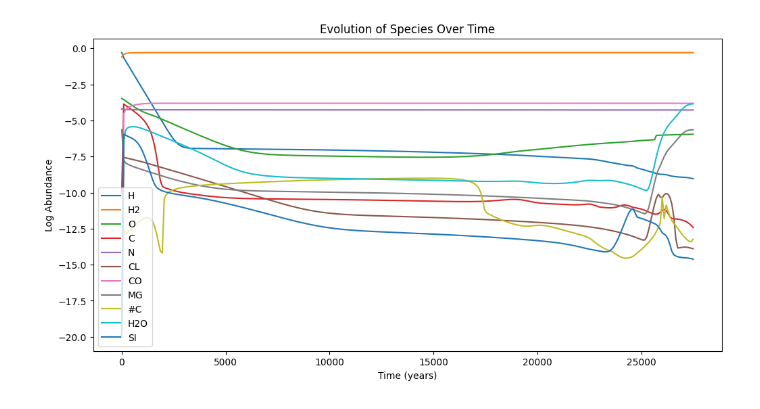
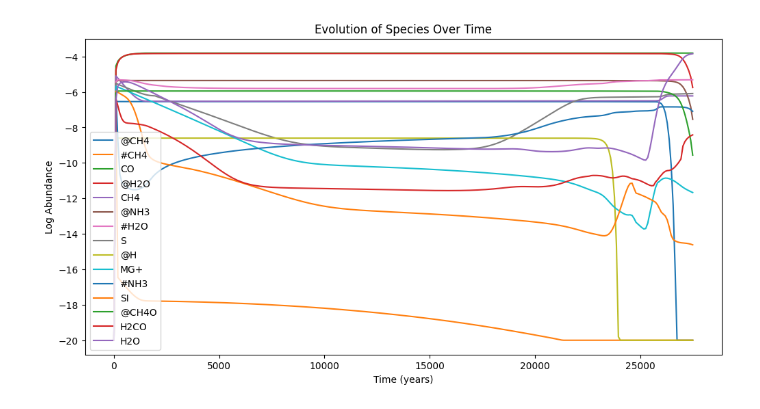
Before and after one commit to Cortega13/AstroChemNet, a Jupyter notebook: scripts/analysis/Dataset Analysis.ipynb, the cells around one changed output. Cells and saved outputs as stored; diff of their text form; code cells hidden in the pictures.

```diff
--- a/scripts/analysis/Dataset Analysis.ipynb
+++ b/scripts/analysis/Dataset Analysis.ipynb
@@ -73,18 +103,26 @@ for column, unit in physical_params.items():
 # %%
 df_tracer = df[df["Model"] == 15]
+
+df_diff = np.log10(df_tracer).diff()
+
+col_variation = df_diff.std()
+
+most_variable_cols = col_variation.nlargest(15)
+
+species_of_interest = most_variable_cols.index.tolist()
 
 fig, ax = plt.subplots(figsize=(12, 6))
 
 for species in species_of_interest:
     if species in df_tracer.columns:
         log_abundance = np.log10(df_tracer[species].replace(0, np.nan))
         log_abundance = np.maximum(log_abundance, -20)
         ax.plot(df_tracer["Time"], log_abundance, label=species)
 
 ax.set_xlabel("Time (years)")
 ax.set_ylabel("Log Abundance")
 ax.set_title("Evolution of Species Over Time")
 ax.legend()
 plt.show()
 # %% [output]
-[figure, old version]
+[figure, new version]
```
Also changed, not shown: parts of 5 cells of this notebook, 27 other files.
